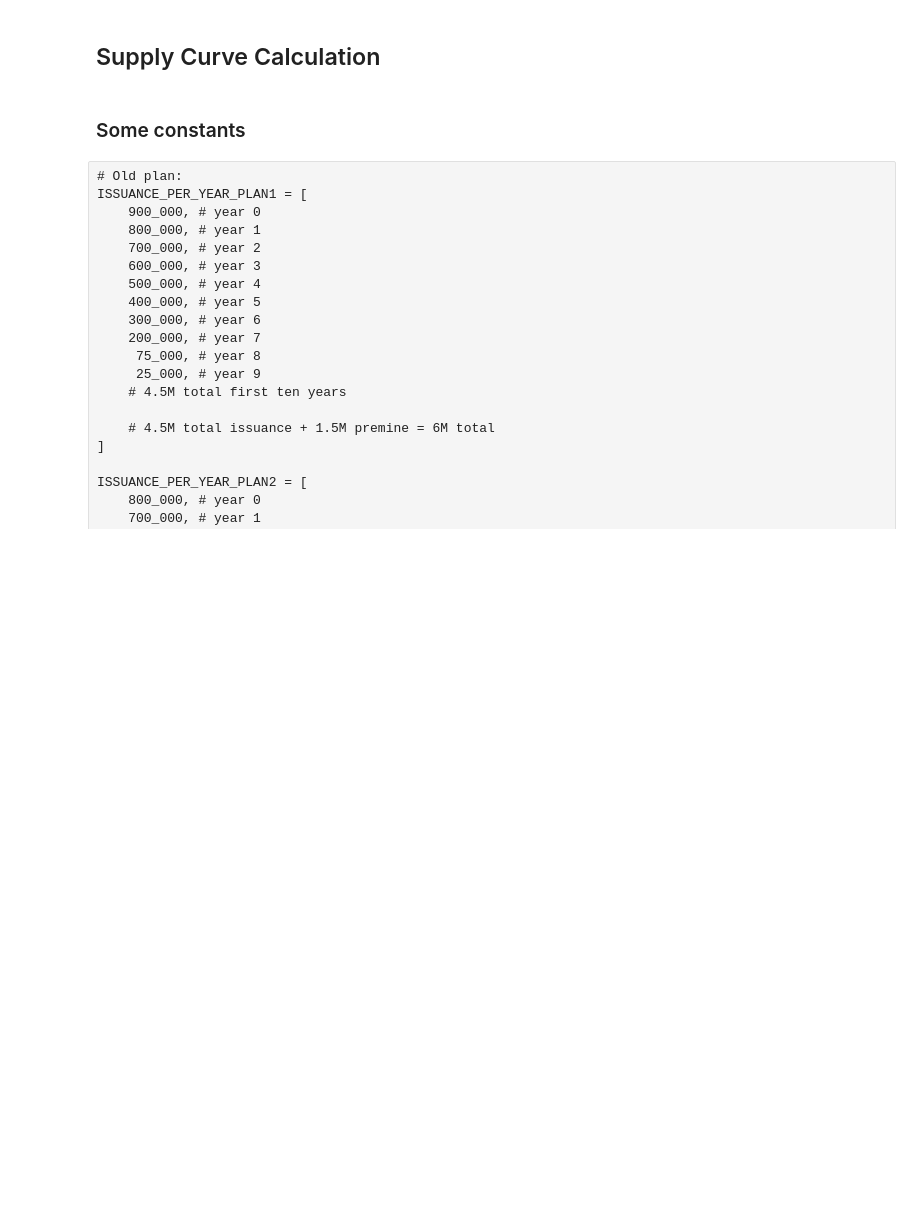
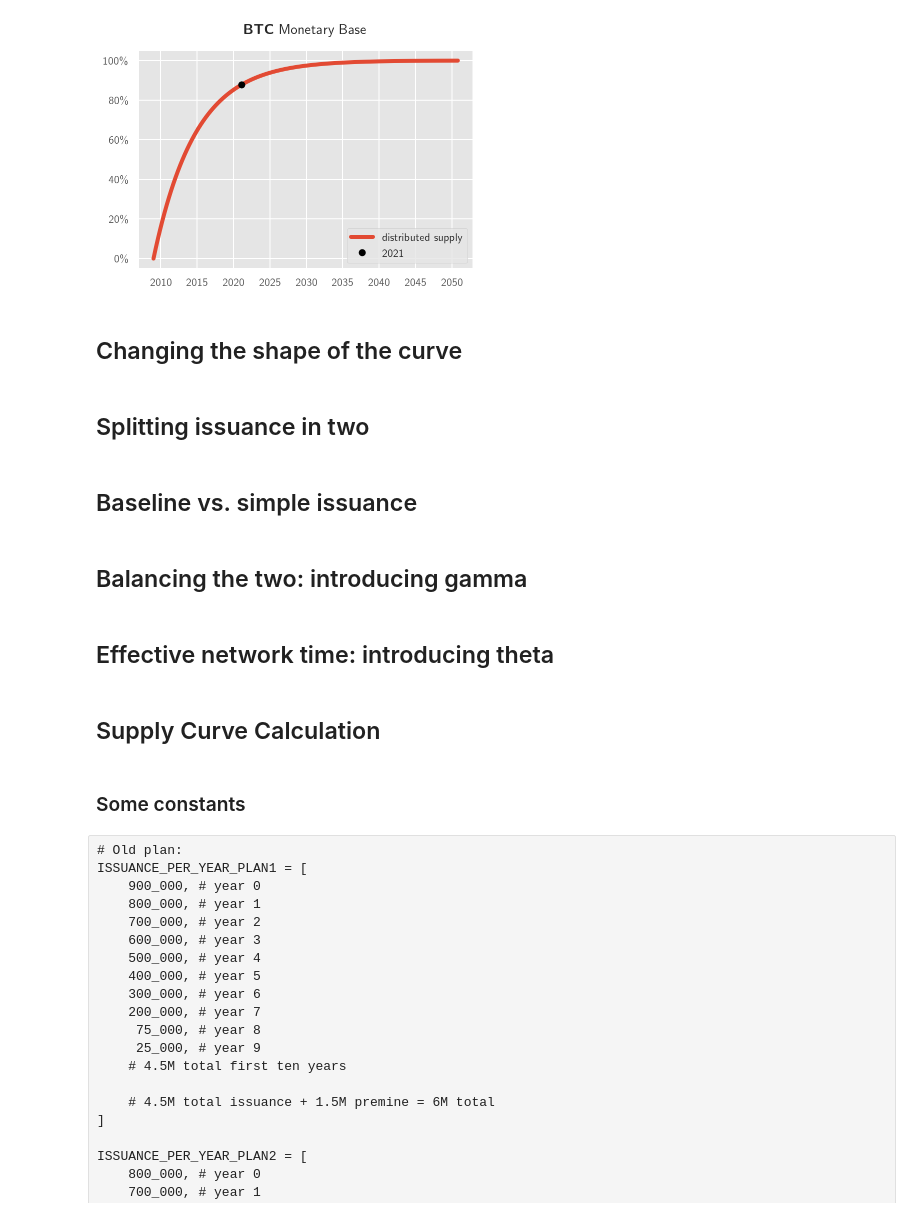
Before and after one commit to lrettig/crypto-monetary-base, a Jupyter notebook: jupyter-notebooks/SMH.ipynb, the cells around one changed output. Drawn from its saved outputs; the diff is of its cells as text; code cells hidden in the pictures; blank space fills up the shorter version.

```diff
--- a/jupyter-notebooks/SMH.ipynb
+++ b/jupyter-notebooks/SMH.ipynb
@@ -33,3 +87,46 @@ from IPython.display import display
+# %%
+def btc_block_supply_curve_smooth():
+    out = [
+        # Block num,
+        # Total supply,
+    ]
+    half_life_blocks = 210_000
+    tot_supply = 21_000_000
+#     initial_reward = 50
+    btc_lambda = math.log(2)/half_life_blocks
+    y = 0
+    block = 0
+    while block < 2_200_000:
+        block += 1
+        y = tot_supply * (1 - (math.exp(-1 * btc_lambda * block)))
+        out.append([block, y])
+
+    return out
+# %%
+block_supply = btc_block_supply_curve_smooth()
+
+supply = cmb.datetime_supply_curve(
+    start_date=start_date,
+    block_time=block_time,
+    block_supply=block_supply,
+)
+# %%
+cmb.plot_supply_curve(
+    supply,
+    'BTC',
+);
+# %% [output]
+[figure, added]
+# %% [markdown]
+## Changing the shape of the curve
+# %% [markdown]
+## Splitting issuance in two
+# %% [markdown]
+## Baseline vs. simple issuance
+# %% [markdown]
+## Balancing the two: introducing gamma
+# %% [markdown]
+## Effective network time: introducing theta
 # %% [markdown]
 ## Supply Curve Calculation
 # %% [markdown]
```
Also changed, not shown: parts of 7 cells of this notebook, 2 other files.
